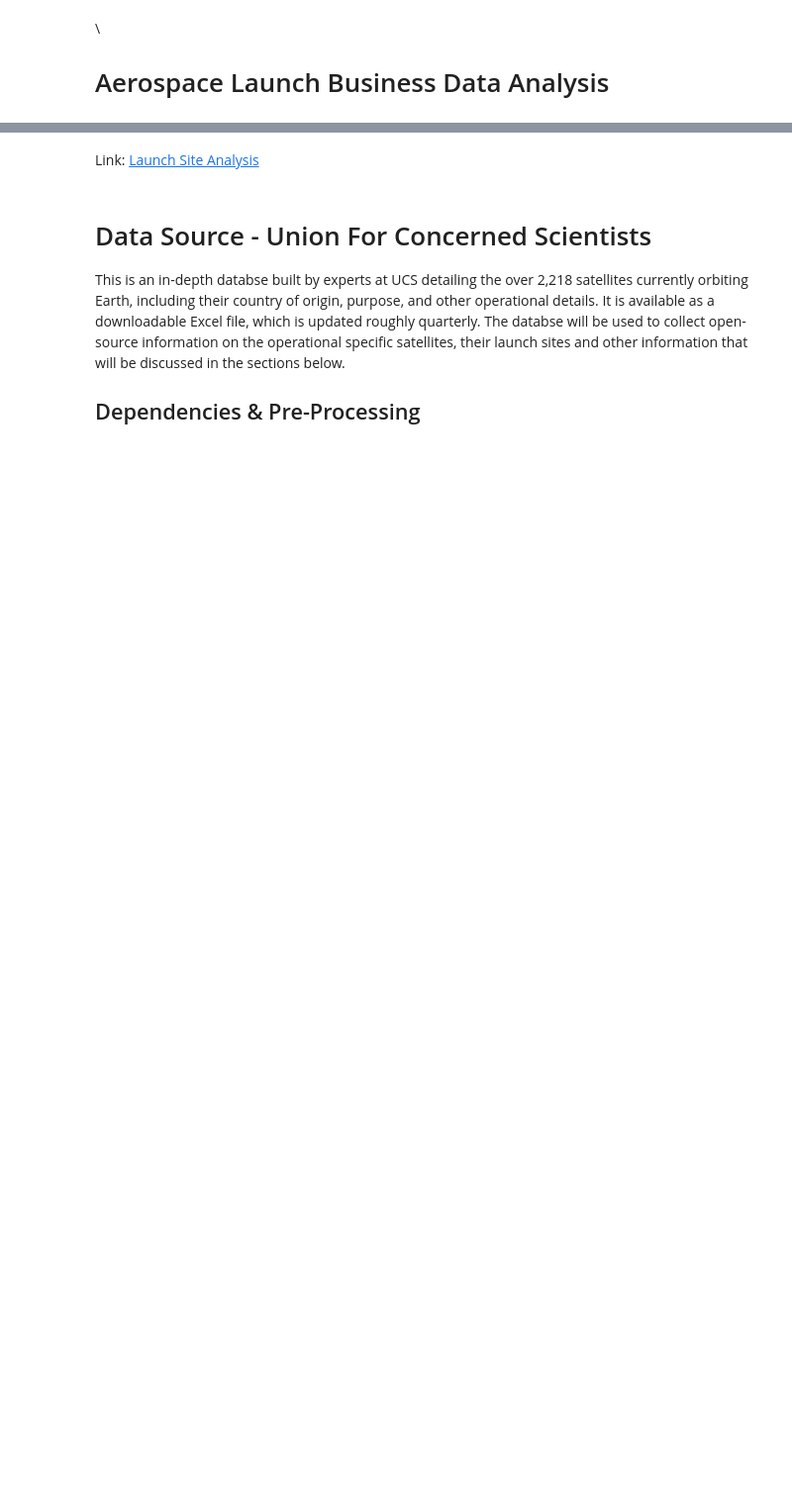
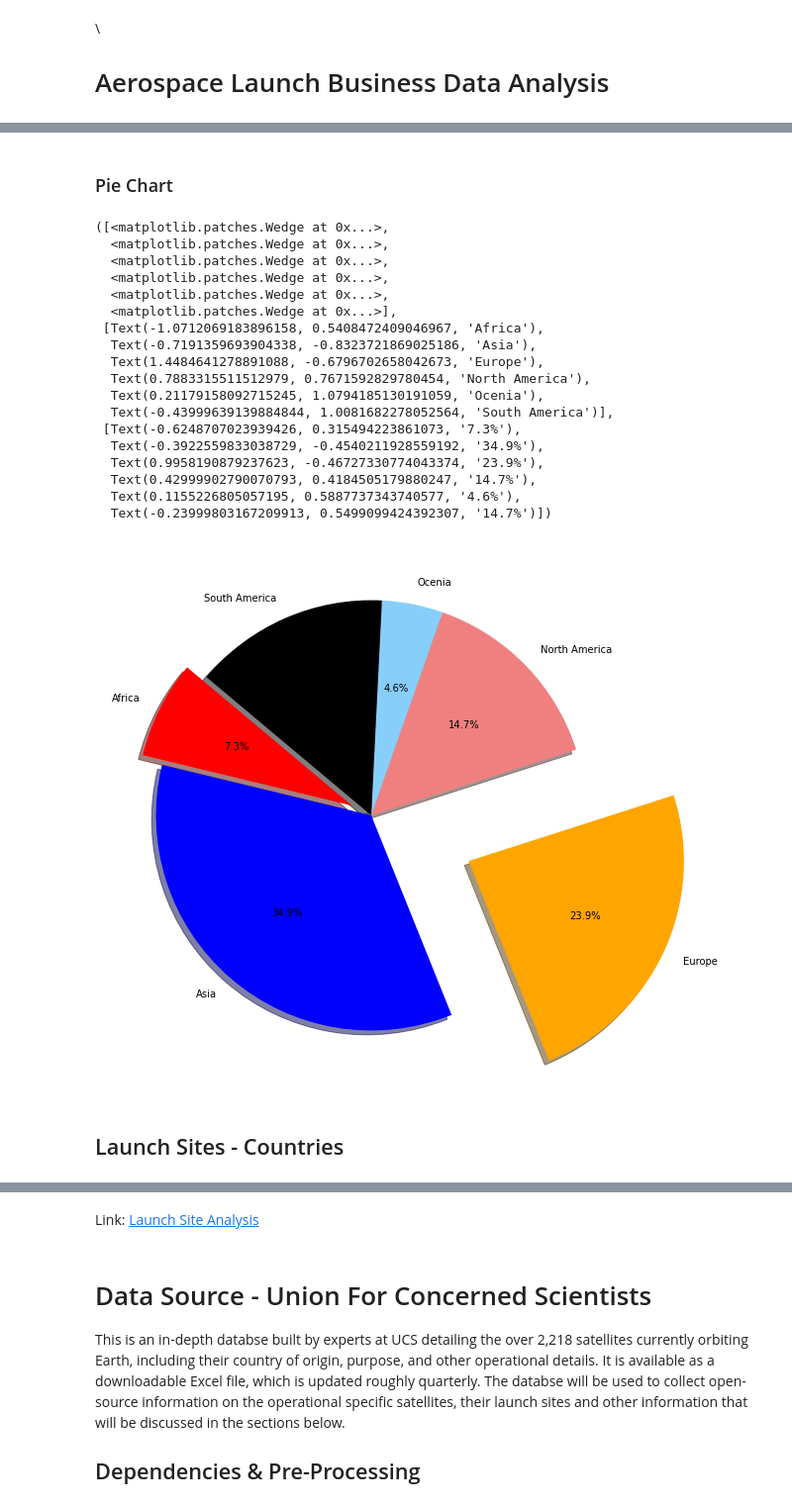
Before and after one commit to GateraGael/Data-Science-Life-Cycle-Global-Rocket-Launch-Study, a Jupyter notebook: Aerospace_Launch_Business_Data_Analysis.ipynb, the cells around one changed output, grey strips where cells are left out. Shown: that part at 99% size. Saved outputs shown, nothing was run; the diff lists cells and outputs as text; code cells hidden in the pictures; blank space fills up the shorter version.

```diff
--- a/Aerospace_Launch_Business_Data_Analysis.ipynb
+++ b/Aerospace_Launch_Business_Data_Analysis.ipynb
@@ -12,0 +72,7 @@ NSBE's East African Spaceport Feasibility study is conducting a research study w
+# %%
+# Here we can get all the continents that are part of this dataset by slicing
+Continents = Launch_Sites_data[:, 0:1]
+print(type(Continents))
+# Since we are pulling values from an ndarray, the initial Continents_List will be
+# a list of lists - a column list or 1 x n vector
+Continents_List = Continents.tolist()
@@ -12,0 +135,31 @@ NSBE's East African Spaceport Feasibility study is conducting a research study w
+# %% [markdown]
+### Pie Chart
+# %%
+# Tells matplotlib to seperate the "Python" section from the others
+labels = ["Africa","Asia","Europe","North America","Ocenia","South America"]
+colors = ["red","blue","orange","lightcoral","lightskyblue","black"]
+explode = (0.1, 0, 0.5, 0, 0, 0)
+plt.pie(Continents_Counts, explode=explode, labels=labels, colors=colors,
+        autopct="%1.1f%%", shadow=True, startangle=140)
+# %% [output]
+([<matplotlib.patches.Wedge at 0x...>,
+  <matplotlib.patches.Wedge at 0x...>,
+  <matplotlib.patches.Wedge at 0x...>,
+  <matplotlib.patches.Wedge at 0x...>,
+  <matplotlib.patches.Wedge at 0x...>,
+  <matplotlib.patches.Wedge at 0x...>],
+ [Text(-1.0712069183896158, 0.5408472409046967, 'Africa'),
+  Text(-0.7191359693904338, -0.8323721869025186, 'Asia'),
+  Text(1.4484641278891088, -0.6796702658042673, 'Europe'),
+  Text(0.7883315511512979, 0.7671592829780454, 'North America'),
+  Text(0.21179158092715245, 1.0794185130191059, 'Ocenia'),
+  Text(-0.43999639139884844, 1.0081682278052564, 'South America')],
+ [Text(-0.6248707023939426, 0.315494223861073, '7.3%'),
+  Text(-0.3922559833038729, -0.4540211928559192, '34.9%'),
+  Text(0.9958190879237623, -0.46727330774043374, '23.9%'),
+  Text(0.42999902790070793, 0.4184505179880247, '14.7%'),
+  Text(0.1155226805057195, 0.5887737343740577, '4.6%'),
+  Text(-0.23999803167209913, 0.5499099424392307, '14.7%')])
+[figure, added]
+# %% [markdown]
+## Launch Sites -  Countries
```
Also changed, not shown: parts of 37 cells of this notebook.
